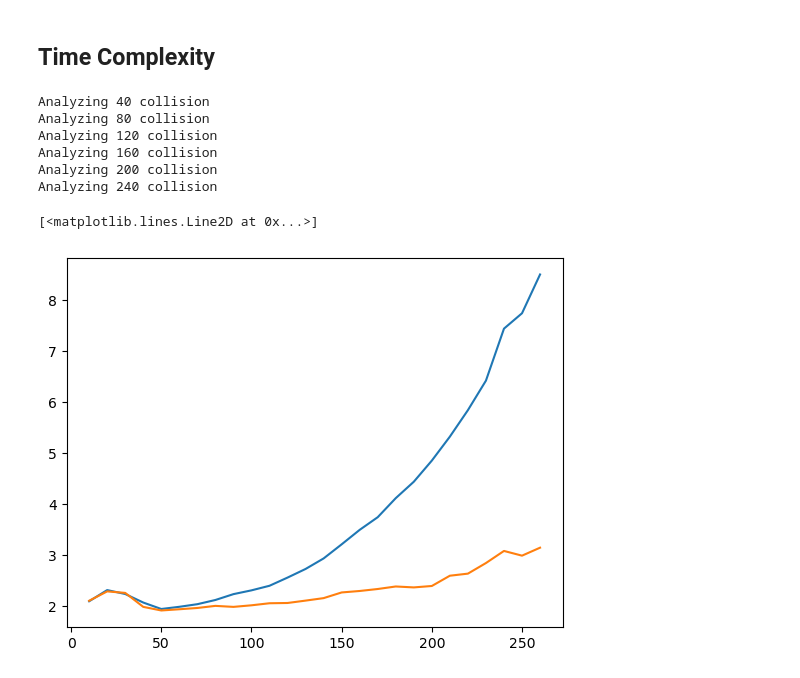
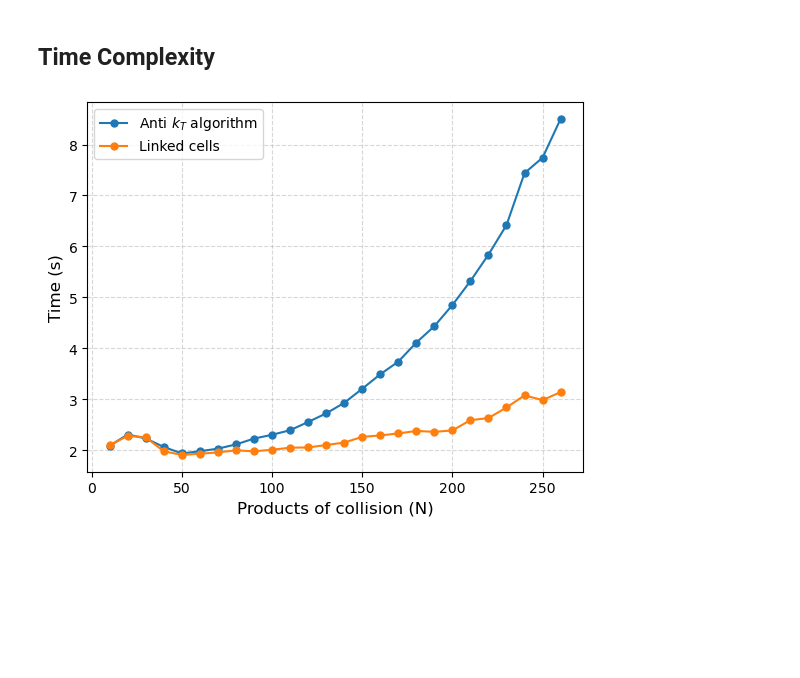
Before and after one commit to FrancescoLR02/JetClustering, a Jupyter notebook: Analysis.ipynb, the cells around one changed output. Saved outputs shown, nothing was run; the diff lists cells and outputs as text; code cells hidden in the pictures; blank space fills up the shorter version.

```diff
--- a/Analysis.ipynb
+++ b/Analysis.ipynb
@@ -385,46 +385,48 @@ plt.show()
 n = 20
 nColl = np.arange(10, 270, 10)
 
-TimeComplexity = {
-   'Antik_T' : [],
-   'FastJet' : []
-}
+# TimeComplexity = {
+#    'Antik_T' : [],
+#    'FastJet' : []
+# }
 
-for c in nColl:
-   if c % 40 == 0: print(f"Analyzing {c} collision")
-   a = []
-   f = []
-   for i in range(10):
+# for c in nColl:
+#    if c % 40 == 0: print(f"Analyzing {c} collision")
+#    a = []
+#    f = []
+#    for i in range(10):
 
-      s = time.time()
-      !./serialJetClustering {n} {c}
-      e = time.time()
-      a.append(e-s)
+#       s = time.time()
+#       !./serialJetClustering {n} {c}
+#       e = time.time()
+#       a.append(e-s)
 
-      s = time.time()
-      !./LC_serialJC {n} {c}
-      e = time.time()
-      f.append(e-s)
+#       s = time.time()
+#       !./LC_serialJC {n} {c}
+#       e = time.time()
+#       f.append(e-s)
 
-   TimeComplexity['Antik_T'].append(np.mean(a))
-   TimeComplexity['FastJet'].append(np.mean(f))
+#    TimeComplexity['Antik_T'].append(np.mean(a))
+#    TimeComplexity['FastJet'].append(np.mean(f))
-# %% [output]
-Analyzing 40 collision
-Analyzing 80 collision
-Analyzing 120 collision
-Analyzing 160 collision
-Analyzing 200 collision
-Analyzing 240 collision
 # %%
 with open('TimeComplexity.pkl', 'rb') as f:
    TimeComplexity = pickle.load(f)
 # %%
 A_Time = np.array(TimeComplexity['Antik_T'])
 F_Time = np.array(TimeComplexity['FastJet'])
 
 
-plt.plot(nColl, A_Time)
-plt.plot(nColl, F_Time)
+#plt.figure(figsize = (8, 6))
+
+plt.plot(nColl, A_Time, '-o', label=r"Anti $k_T$ algorithm", markersize=5)
+plt.plot(nColl, F_Time, '-o', label="Linked cells", markersize=5)
+plt.xlabel("Products of collision (N)", fontsize = 12)
+plt.ylabel("Time (s)", fontsize = 12)
+
+plt.grid(True, alpha = 0.5, linestyle = '--')
+
+plt.legend()
+
+plt.savefig('Images/Complexity.pdf')
 # %% [output]
-[<matplotlib.lines.Line2D at 0x...>]
-[figure, old version]
+[figure, new version]
```
Also changed, not shown: parts of 2 cells of this notebook, 10 other files.
